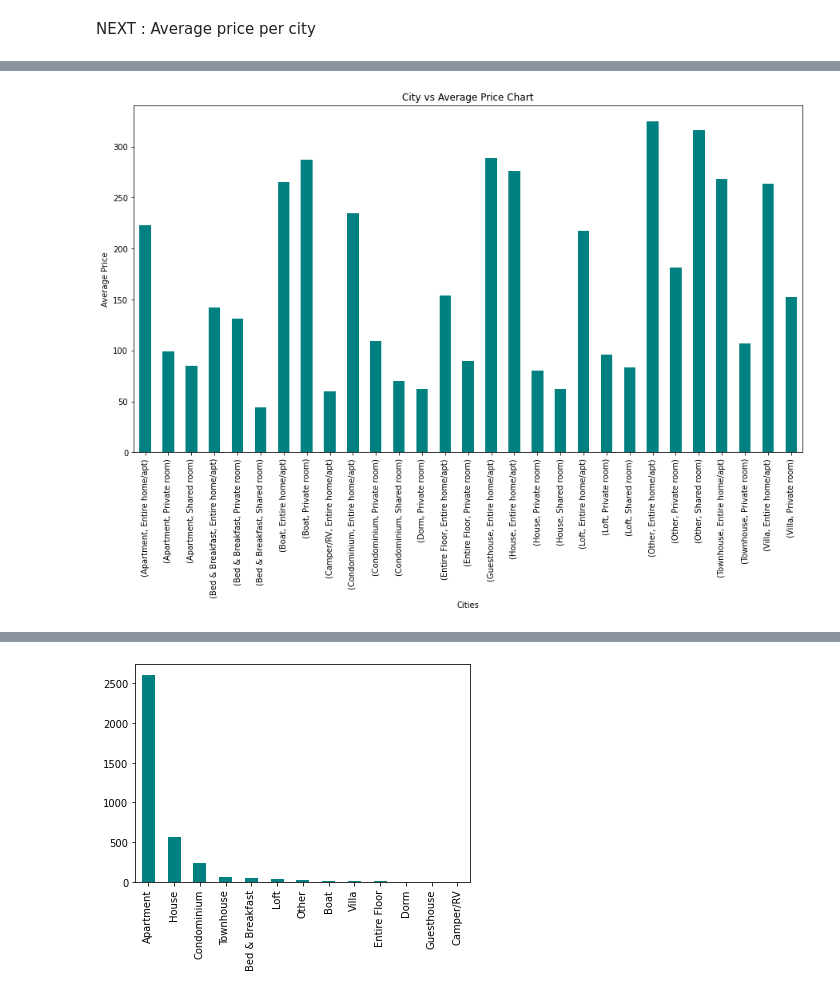
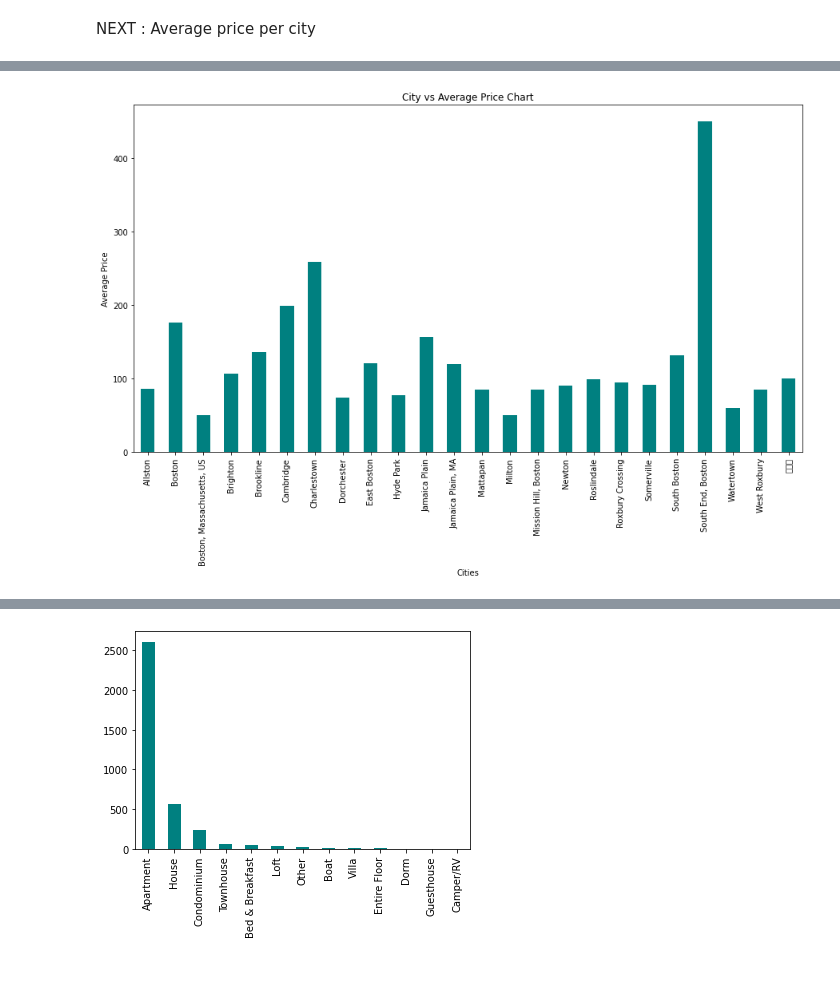
Before and after one commit to yashmanuraj2/udacity-DS, a Jupyter notebook: DSproject.ipynb, the cells around one changed output, grey strips where cells are left out. Drawn from its saved outputs; the diff is of its cells as text; code cells hidden in the pictures.

```diff
--- a/DSproject.ipynb
+++ b/DSproject.ipynb
@@ -255,12 +255,12 @@ Name: price, dtype: float64
 # %%
 
 plt.figure(figsize=(15,8));
-prices_data.plot(kind='bar', color='teal');
+prices_city.plot(kind='bar', color='teal');
 plt.xlabel('Cities')
 plt.ylabel('Average Price')
 plt.title('City vs Average Price Chart');
 # %% [output]
-[figure, old version]
+[figure, new version]
 # %%
 property_type_count = features_df.property_type.value_counts()
 print(property_type_count)
```
Also changed, not shown: parts of 9 cells of this notebook.
